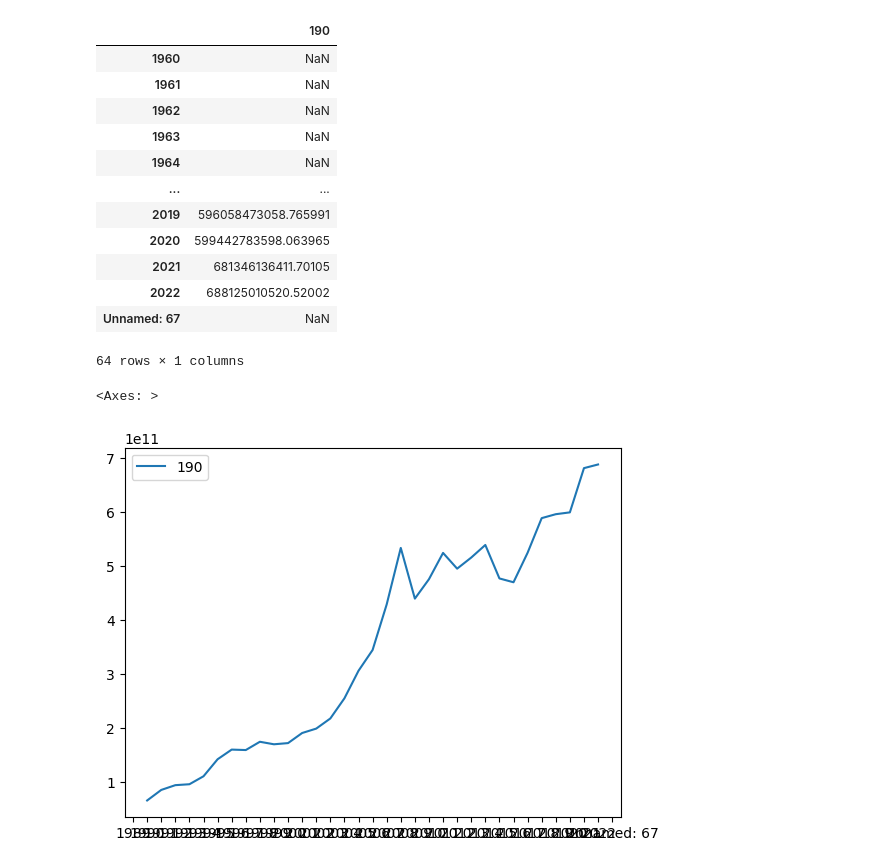
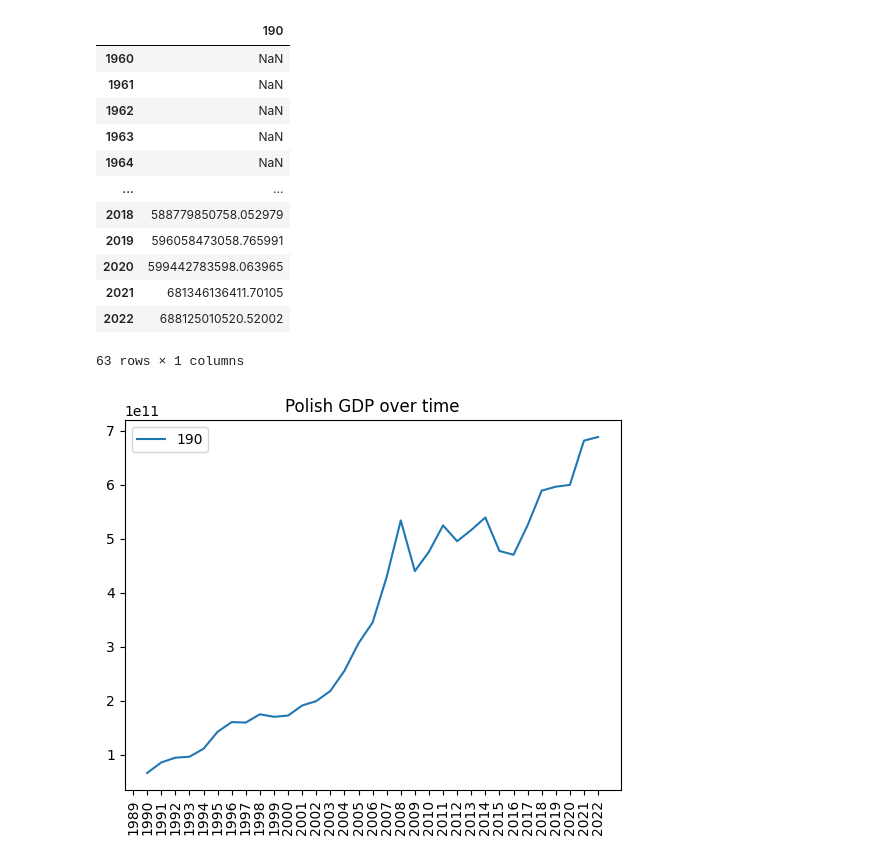
Before and after one commit to Mateusz-Szewczyk10/Portfolio_projects, a Jupyter notebook: European Union impact on Poland/main.ipynb, the cells around one changed output. Cells and saved outputs as stored; diff of their text form; code cells hidden in the pictures.

```diff
--- a/European Union impact on Poland/main.ipynb
+++ b/European Union impact on Poland/main.ipynb
@@ -4,7 +7,7 @@ import seaborn as sns
 # %%
 df = pd.read_csv("data/polish_gdp.csv",skiprows=4)
 # %%
-df[df["Country Name"]=="Poland"].T[4:]
+df[df["Country Name"]=="Poland"].T[4:-1]
 # %% [output]
 |  | 190 |
 | 1960 | NaN |
@@ -13,14 +16,16 @@ df[df["Country Name"]=="Poland"].T[4:]
 | 1963 | NaN |
 | 1964 | NaN |
 | ... | ... |
+| 2018 | 588779850758.052979 |
 | 2019 | 596058473058.765991 |
 | 2020 | 599442783598.063965 |
 | 2021 | 681346136411.70105 |
 | 2022 | 688125010520.52002 |
-| Unnamed: 67 | NaN |
-64 rows × 1 columns
+63 rows × 1 columns
 # %%
-sns.lineplot(df[df["Country Name"]=="Poland"].T[4:])
+sns.lineplot(df[df["Country Name"]=="Poland"].T[4:-1])
+plt.title("Polish GDP over time")
+plt.xticks(rotation=90)
+plt.show()
 # %% [output]
-<Axes: >
-[figure, old version]
+[figure, new version]
```
Also changed, not shown: parts of 4 cells of this notebook, 3 other files.
